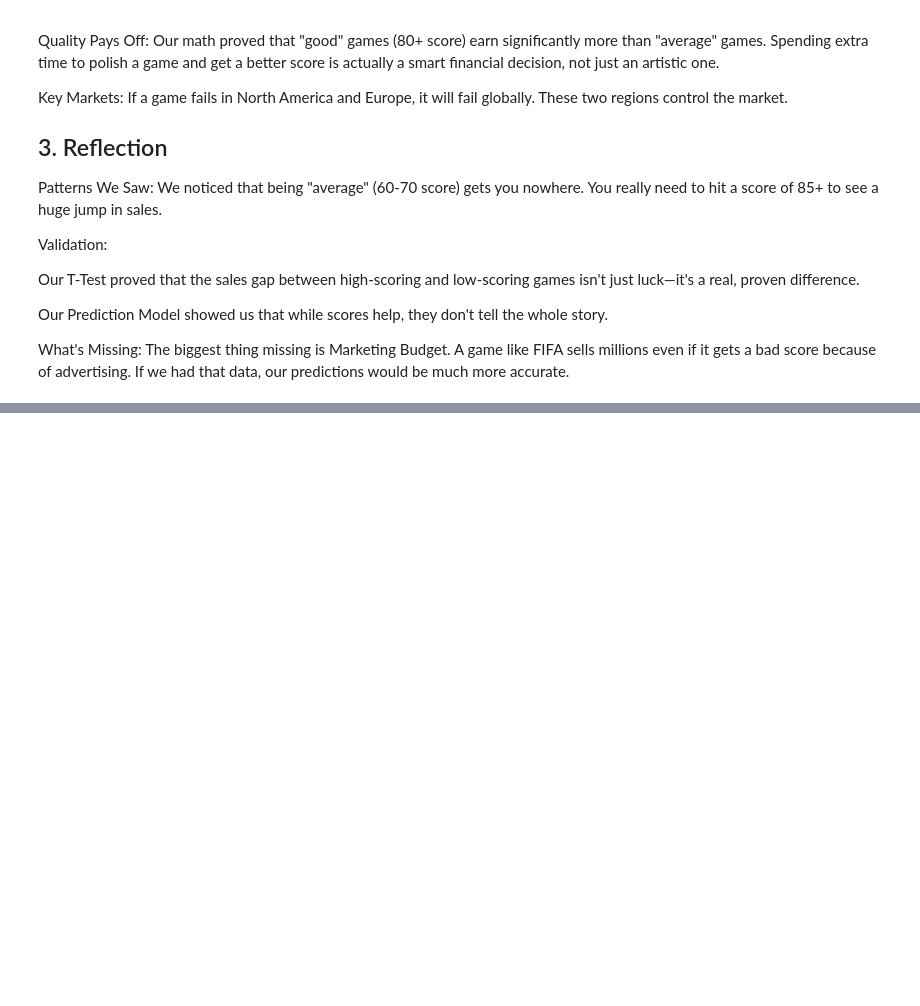
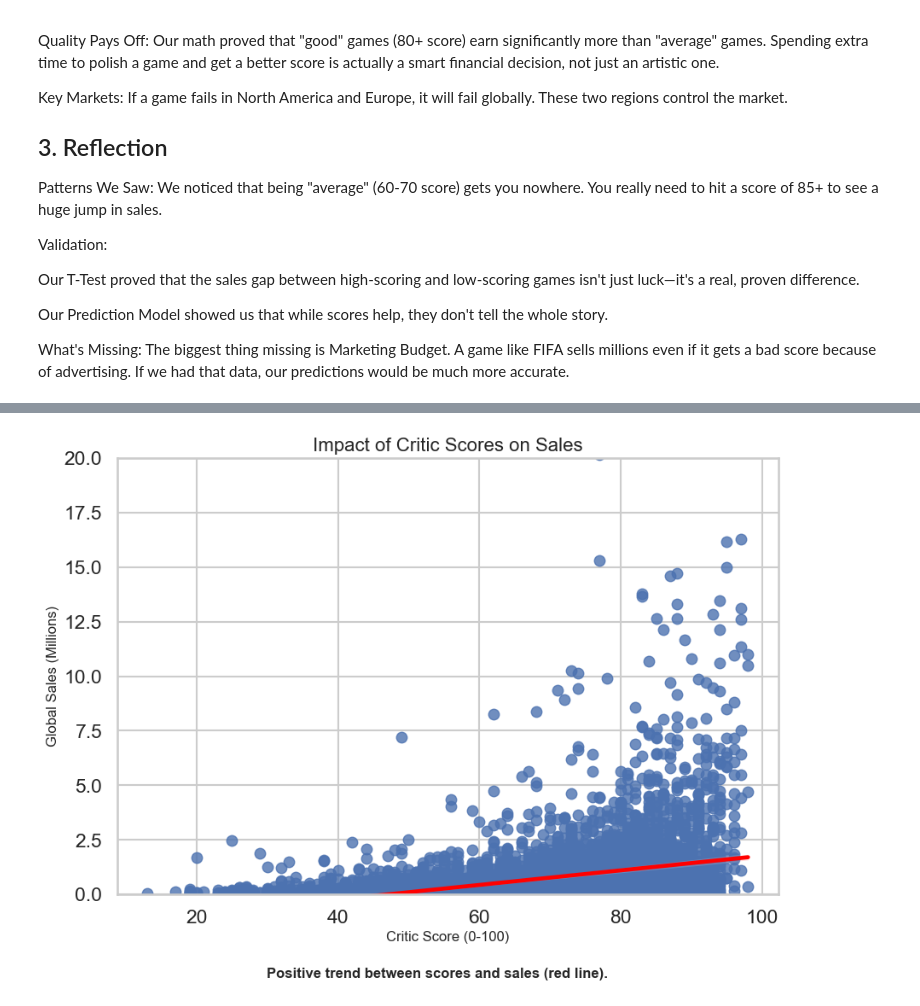
Before and after one commit to AnakinSkywalker0/DataAnalysisOnVideoGames, a Jupyter notebook: DataAnalysis.ipynb, the cells around one changed output, grey strips where cells are left out. Cells and saved outputs as stored; diff of their text form; code cells hidden in the pictures; blank space fills up the shorter version.

```diff
--- a/DataAnalysis.ipynb
+++ b/DataAnalysis.ipynb
@@ -452,0 +476,17 @@ What's Missing: The biggest thing missing is Marketing Budget. A game like FIFA
+# %%
+#  FIGURE 2: The "Model" Graph (Regression Line)
+plt.figure(figsize=(10, 7))
+sns.regplot(data=df_scored, x='Critic_Score', y='Global_Sales', line_kws={"color": "red"})
+
+plt.title("Impact of Critic Scores on Sales", fontsize=16)
+plt.xlabel("Critic Score (0-100)", fontsize=12)
+plt.ylabel("Global Sales (Millions)", fontsize=12)
+plt.ylim(0, 20)
+
+# Add Caption inside the image (Now Bold)
+plt.figtext(0.5, 0.01, "Positive trend between scores and sales (red line).",
+            wrap=True, horizontalalignment='center', fontsize=12, fontweight='bold')
+plt.subplots_adjust(bottom=0.15)
+plt.show()
+# %% [output]
+[figure, added]
```
Also changed, not shown: parts of 5 cells of this notebook.
